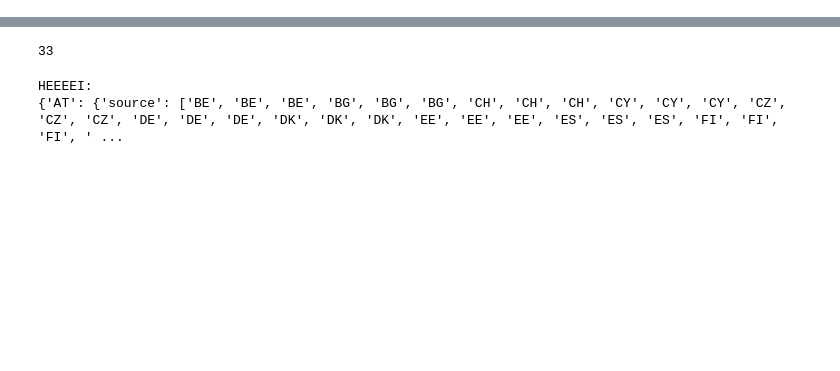
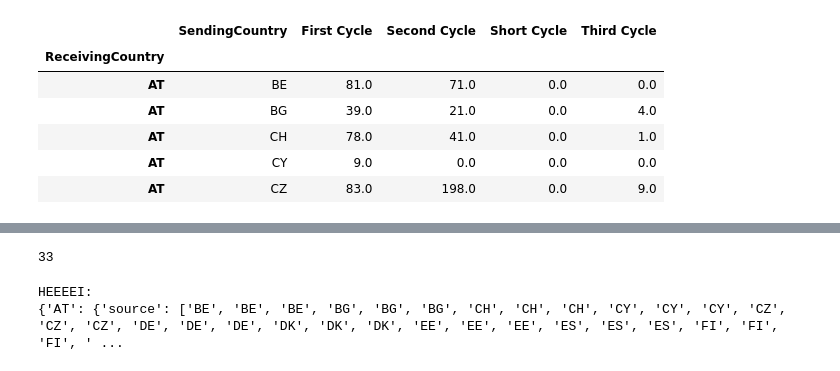
Before and after one commit to mskl/VI13, a Jupyter notebook: notebooks/parallelSetsSelected_tocsv.ipynb, the cells around one changed output, grey strips where cells are left out. Cells and saved outputs as stored; diff of their text form; code cells hidden in the pictures; blank space fills up the shorter version.

```diff
--- a/notebooks/parallelSetsSelected_tocsv.ipynb
+++ b/notebooks/parallelSetsSelected_tocsv.ipynb
@@ -13,7 +13,16 @@ df = df[["SendingCountry", "ReceivingCountry", "LevelOfStudy", "MobiilityID"]]
 # %%
 receive = df.groupby(by=["ReceivingCountry", "SendingCountry", "LevelOfStudy"]).count().unstack().fillna(0)
 receive = receive.reset_index(level=1)
 receive.columns = ["SendingCountry", "First Cycle", "Second Cycle", "Short Cycle", "Third Cycle"]
+receive.head()
+# %% [output]
+|  | SendingCountry | First Cycle | Second Cycle | Short Cycle | Third Cycle |
+| ReceivingCountry |  |  |  |  |  |
+| AT | BE | 81.0 | 71.0 | 0.0 | 0.0 |
+| AT | BG | 39.0 | 21.0 | 0.0 | 4.0 |
+| AT | CH | 78.0 | 41.0 | 0.0 | 1.0 |
+| AT | CY | 9.0 | 0.0 | 0.0 | 0.0 |
+| AT | CZ | 83.0 | 198.0 | 0.0 | 9.0 |
 # %%
 send = df.groupby(by=["SendingCountry", "ReceivingCountry", "LevelOfStudy"]).count().unstack().fillna(0)
 send = send.reset_index(level=1)
```
Also changed, not shown: parts of 13 cells of this notebook, 4 other files.
